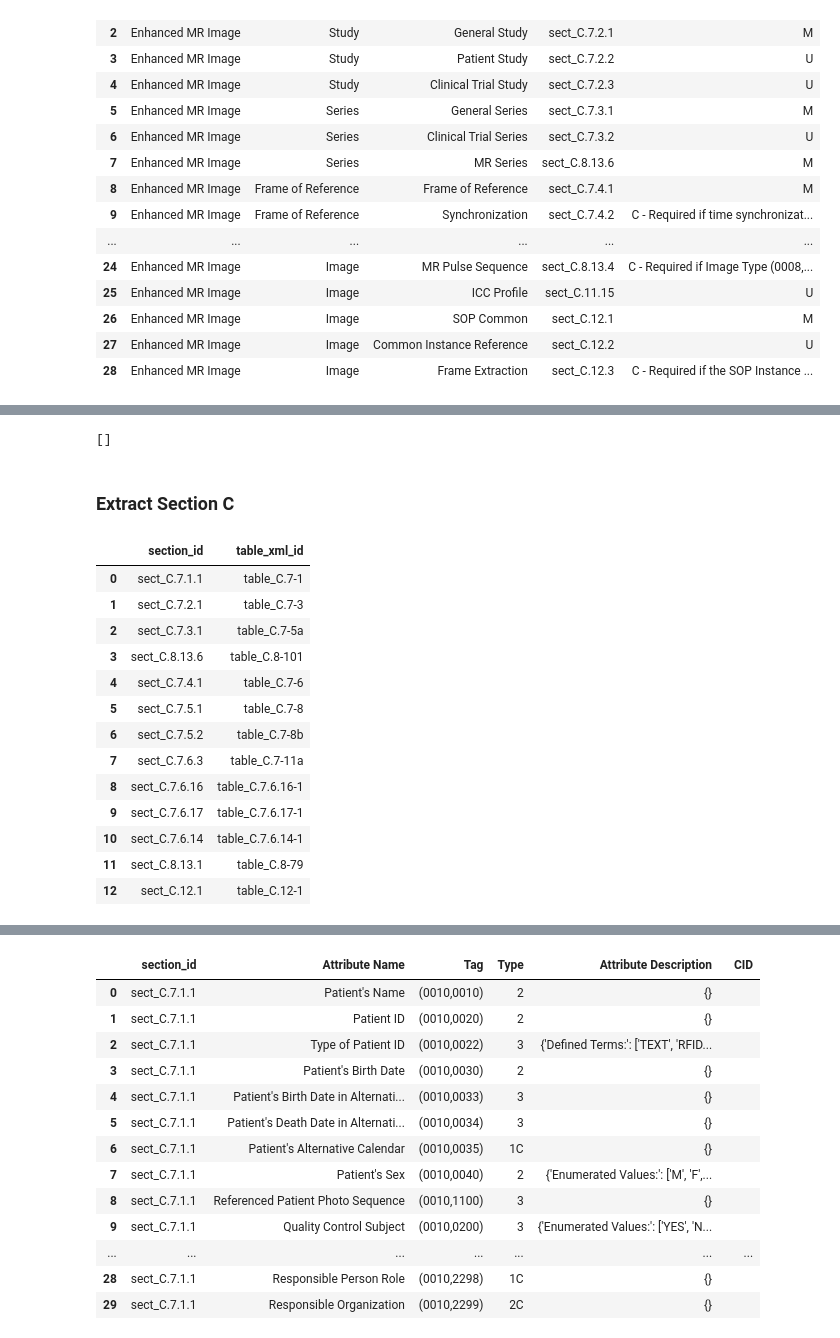
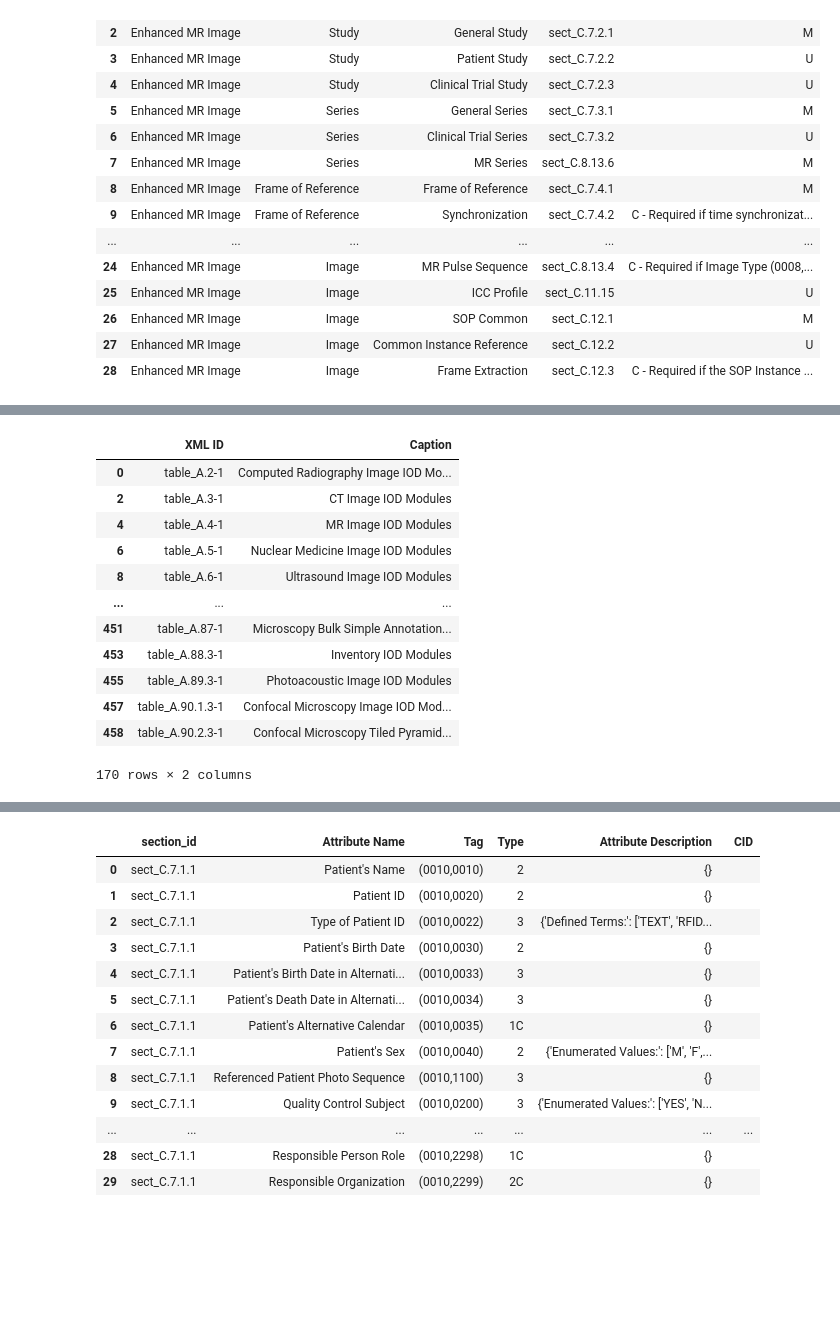
Before and after one commit to paulnagy/DICOM2OMOP, a Jupyter notebook: DICOM_P3_harvest_xml.ipynb, the cells around one changed output, grey strips where cells are left out. Cells and saved outputs as stored; diff of their text form; code cells hidden in the pictures; blank space fills up the shorter version.

```diff
--- a/DICOM_P3_harvest_xml.ipynb
+++ b/DICOM_P3_harvest_xml.ipynb
@@ -176,13 +101,3 @@ for section_label in range(2, 91):
-# %%
-# Create a DataFrame from the list of rows
-df = pd.DataFrame(rows, columns=['IOD', 'IE', 'Module', 'Reference', 'Usage'])
-
-# Print the DataFrame
-print(df)
-# %% [output]
-[]
-# %% [markdown]
-### Extract Section C
 # %%
 from bs4 import BeautifulSoup
 
@@ -193,37 +108,3 @@ xml_content = response.content
 
 # Parse the XML content
 soup = BeautifulSoup(xml_content, 'xml')
-# %%
-# Find the mapping table between reference module from IOD table to reference table
-rows = []
-
-df_reference = df[df['Usage']=="M"]
-
-for section_id in df_reference['Reference']:
-    section_element = soup.find('section', {'xml:id': section_id})
-
-    if section_element:
-        tables = section_element.findChildren('table', recursive=False)
-        # For each table, create a dictionary with section_id and table XML id and add it to the rows list
-        for table in tables:
-            if table.has_attr('xml:id'):
-                row = {'section_id': section_id, 'table_xml_id': table['xml:id']}
-                rows.append(row)
-# Create a DataFrame from the rows list
-table_df = pd.DataFrame(rows)
-table_df
-# %% [output]
-|  | section_id | table_xml_id |
-| 0 | sect_C.7.1.1 | table_C.7-1 |
-| 1 | sect_C.7.2.1 | table_C.7-3 |
-| 2 | sect_C.7.3.1 | table_C.7-5a |
-| 3 | sect_C.8.13.6 | table_C.8-101 |
-| 4 | sect_C.7.4.1 | table_C.7-6 |
-| 5 | sect_C.7.5.1 | table_C.7-8 |
-| 6 | sect_C.7.5.2 | table_C.7-8b |
-| 7 | sect_C.7.6.3 | table_C.7-11a |
-| 8 | sect_C.7.6.16 | table_C.7.6.16-1 |
-| 9 | sect_C.7.6.17 | table_C.7.6.17-1 |
-| 10 | sect_C.7.6.14 | table_C.7.6.14-1 |
-| 11 | sect_C.8.13.1 | table_C.8-79 |
-| 12 | sect_C.12.1 | table_C.12-1 |
@@ -229,0 +134,16 @@ table_df
+# %%
+df_iod_tables
+# %% [output]
+|  | XML ID | Caption |
+| 0 | table_A.2-1 | Computed Radiography Image IOD Mo... |
+| 2 | table_A.3-1 | CT Image IOD Modules |
+| 4 | table_A.4-1 | MR Image IOD Modules |
+| 6 | table_A.5-1 | Nuclear Medicine Image IOD Modules |
+| 8 | table_A.6-1 | Ultrasound Image IOD Modules |
+| ... | ... | ... |
+| 451 | table_A.87-1 | Microscopy Bulk Simple Annotation... |
+| 453 | table_A.88.3-1 | Inventory IOD Modules |
+| 455 | table_A.89.3-1 | Photoacoustic Image IOD Modules |
+| 457 | table_A.90.1.3-1 | Confocal Microscopy Image IOD Mod... |
+| 458 | table_A.90.2.3-1 | Confocal Microscopy Tiled Pyramid... |
+170 rows × 2 columns
```
Also changed, not shown: parts of 15 cells of this notebook.
